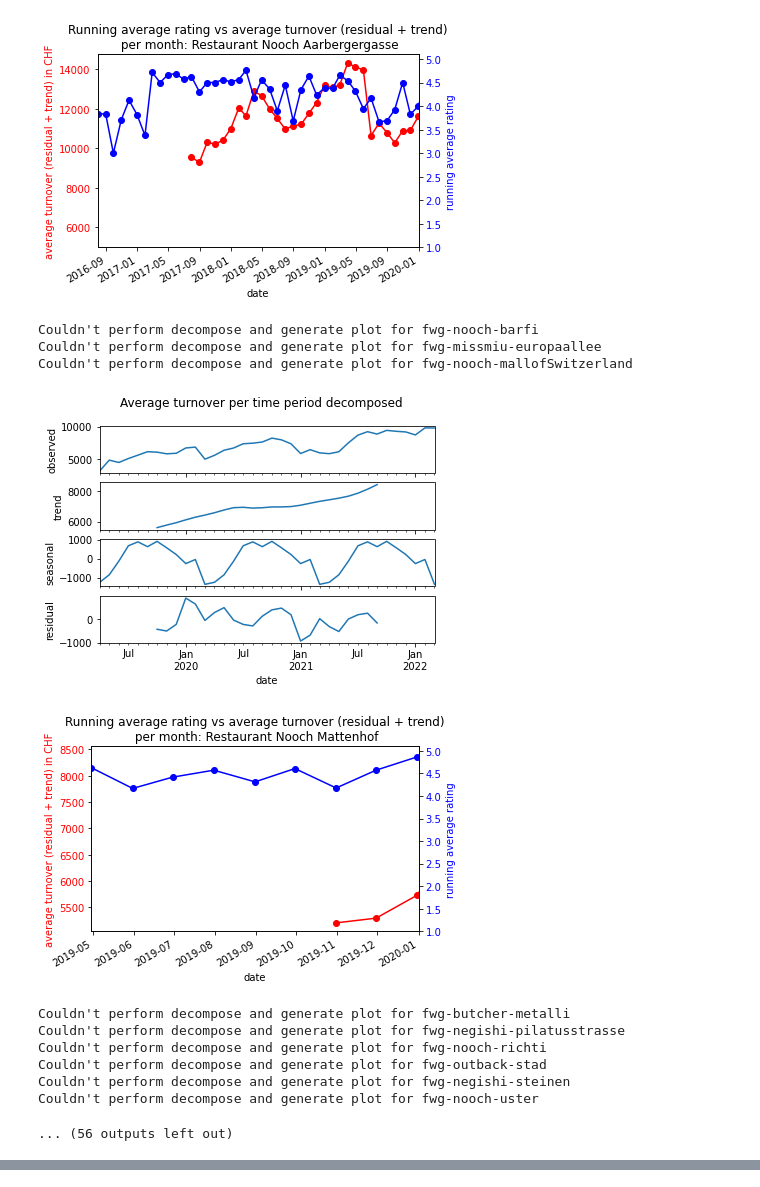
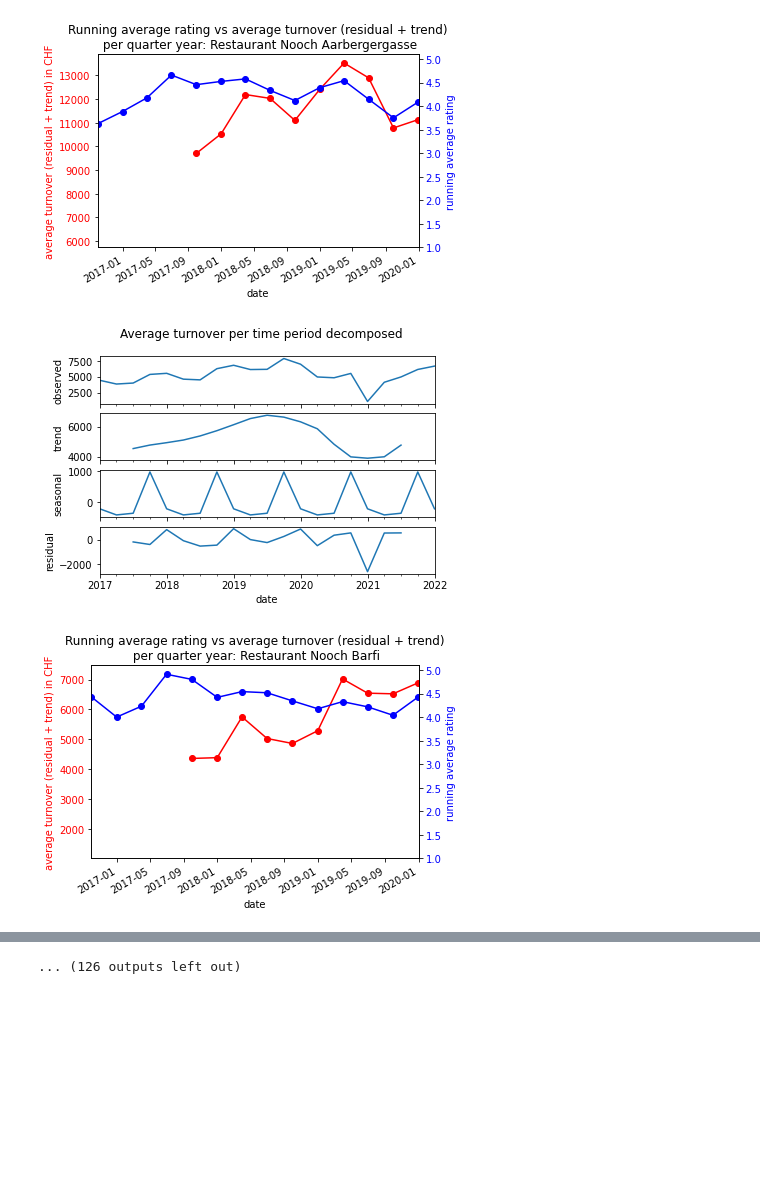
Before and after one commit to fatihsolmaz22/Bachelorarbeit_FS22, a Jupyter notebook: 02_Code/ba_code/ba_code/data_processing_and_analysis/08_02_correlation_average_rating_decompose.ipynb, the cells around one changed output, grey strips where cells are left out. Saved outputs shown, nothing was run; the diff lists cells and outputs as text; code cells hidden in the pictures; blank space fills up the shorter version.

```diff
--- a/02_Code/ba_code/ba_code/data_processing_and_analysis/08_02_correlation_average_rating_decompose.ipynb
+++ b/02_Code/ba_code/ba_code/data_processing_and_analysis/08_02_correlation_average_rating_decompose.ipynb
@@ -10,7 +10,7 @@ from ba_code.data_processing_and_analysis.prognolite.prognolite_restaurant_const
 dataAnalyzer = DataAnalyzer()
 # %%
 data_type = RestaurantReviewDataType.GOOGLE_REVIEW
-time_period = "m"
+time_period = "Q"
 # overall rating anfang vom monat <-> umsatzzahl ende vom monat  --> besserer vergleich da kunden zuerst rating sehen müssen
 rating_date_offset_in_months = -1
 decompose_option = DecomposeOption.RESIDUAL_PLUS_TREND
@@ -59,13 +59,3 @@ df_pearson_spearman_with_corona = dataAnalyzer.compute_correlation_for_all_resta
-[figure, old version]
+[figure, new version]
-Couldn't perform decompose and generate plot for fwg-nooch-barfi
-Couldn't perform decompose and generate plot for fwg-missmiu-europaallee
-Couldn't perform decompose and generate plot for fwg-nooch-mallofSwitzerland
-[figure, old version]
+[figure, new version]
-[figure, old version]
+[figure, new version]
-Couldn't perform decompose and generate plot for fwg-butcher-metalli
-Couldn't perform decompose and generate plot for fwg-negishi-pilatusstrasse
-Couldn't perform decompose and generate plot for fwg-nooch-richti
-Couldn't perform decompose and generate plot for fwg-outback-stad
-Couldn't perform decompose and generate plot for fwg-negishi-steinen
-Couldn't perform decompose and generate plot for fwg-nooch-uster
-... (56 outputs left out)
@@ -72,3 +64,4 @@ Couldn't perform decompose and generate plot for fwg-nooch-uster
+... (126 outputs left out)
 # %%
 from IPython.core.display import display, HTML
 import pandas as pd
```
Also changed, not shown: parts of 1 cell of this notebook, 17 other files.
